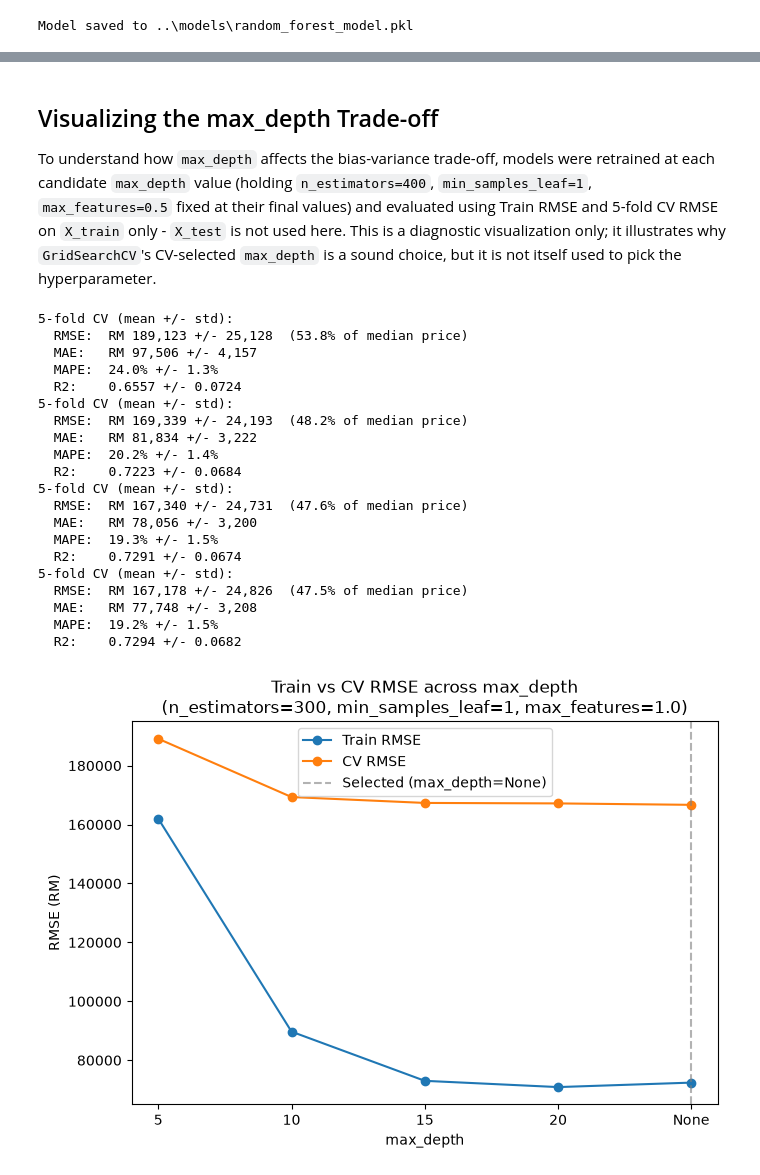
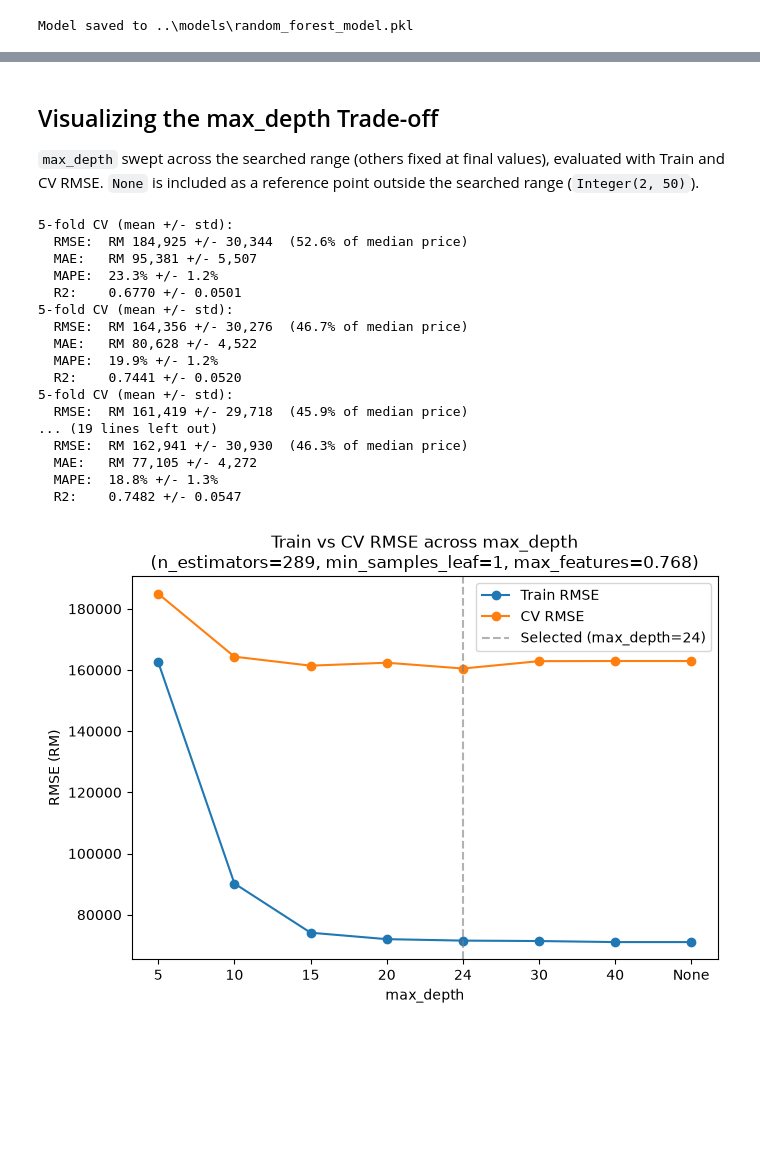
Before and after one commit to Lowzh5/Malaysian-Condominium-Prices-Data, a Jupyter notebook: src/model_randomforest.ipynb, the cells around one changed output, grey strips where cells are left out. Saved outputs shown, nothing was run; the diff lists cells and outputs as text; code cells hidden in the pictures; blank space fills up the shorter version.

```diff
--- a/src/model_randomforest.ipynb
+++ b/src/model_randomforest.ipynb
@@ -27,6 +26,8 @@ A small grid searched with 5-fold CV on the training set only. `y_train` is `log
 # %%
 from sklearn.metrics import make_scorer
 from sklearn.model_selection import KFold
+from skopt import BayesSearchCV
+from skopt.space import Integer, Real
 
 def rm_scale_rmse(y_true_log, y_pred_log):
     y_true_rm = np.exp(y_true_log)
@@ -36,25 +37,27 @@ def rm_scale_rmse(y_true_log, y_pred_log):
 rm_rmse_scorer = make_scorer(rm_scale_rmse, greater_is_better=False)
 
 # Same fold split used by cross_validate_model() (model_utils.py), so the CV score
-# GridSearchCV selects on and the second CV report below are directly comparable.
+# BayesSearchCV selects on and the second CV report below are directly comparable.
 cv_splitter = KFold(n_splits=5, shuffle=True, random_state=42)
 
-param_grid = {
-    "n_estimators": [100, 200, 300, 400],
-    "max_depth": [None, 5, 10, 15, 20],
-    "min_samples_leaf": [1, 2, 3, 4],
-    "max_features": ["sqrt", 0.5, 1.0],
+search_spaces = {
+    "n_estimators": Integer(50, 400),
+    "max_depth": Integer(2, 50),
+    "min_samples_leaf": Integer(1, 10),
+    "max_features": Real(0.1, 1.0),
 }
 
-grid_search = GridSearchCV(
+bayes_search = BayesSearchCV(
     RandomForestRegressor(random_state=42),
-    param_grid,
+    search_spaces,
+    n_iter=50,
     scoring=rm_rmse_scorer,
     cv=cv_splitter,
     n_jobs=-1,
+    random_state=42,
 )
-grid_search.fit(X_train, y_train)
+bayes_search.fit(X_train, y_train)
 
-print("Best params:", grid_search.best_params_)
-print(f"Best CV score (RM-scale RMSE): RM {-grid_search.best_score_:,.0f}")
+print("Best params:", bayes_search.best_params_)
+print(f"Best CV score (RM-scale RMSE): RM {-bayes_search.best_score_:,.0f}")
 # %% [output]
@@ -66,6 +69,6 @@ Run on X_train only (X_test stays untouched), using GridSearchCV's selected conf
 # %%
 cv_results = cross_validate_model(
-    RandomForestRegressor(**grid_search.best_params_, random_state=42),
+    RandomForestRegressor(**bayes_search.best_params_, random_state=42),
     X_train, y_train, n_splits=5,
 )
 # %% [output]
@@ -81,7 +83,7 @@ cv_results = cross_validate_model(
 # %%
-final_params = grid_search.best_params_
-model = grid_search.best_estimator_
+final_params = bayes_search.best_params_
+model = bayes_search.best_estimator_
 
 print("Final params:", final_params)
-print("Model ready (reused from GridSearchCV's refit=True).")
+print("Model ready (reused from BayesSearchCV's refit=True).")
 # %% [output]
@@ -148,12 +149,11 @@ The figures below are diagnostic only - each hyperparameter is swept individuall
 # %% [markdown]
 ## Visualizing the max_depth Trade-off
-
-To understand how `max_depth` affects the bias-variance trade-off, models were retrained at each candidate `max_depth` value (holding `n_estimators=400`, `min_samples_leaf=1`, `max_features=0.5` fixed at their final values) and evaluated using Train RMSE and 5-fold CV RMSE on `X_train` only - `X_test` is not used here. This is a diagnostic visualization only; it illustrates why `GridSearchCV`'s CV-selected `max_depth` is a sound choice, but it is not itself used to pick the hyperparameter.
+`max_depth` swept across the searched range (others fixed at final values), evaluated with Train and CV RMSE. `None` is included as a reference point outside the searched range (`Integer(2, 50)`).
 # %%
 import matplotlib.pyplot as plt
 
-best = grid_search.best_params_
-depth_candidates = [5, 10, 15, 20, None]
+best = bayes_search.best_params_
+depth_candidates = sorted({5, 10, 15, 20, 30, 40, best["max_depth"]}) + [None]
 train_rmse_by_depth = []
 cv_rmse_by_depth = []
 
@@ -163,49 +163,46 @@ for d in depth_candidates:
         cv_rmse_by_depth.append(cv_results["mean"]["RMSE"])
         continue
     m = RandomForestRegressor(n_estimators=best["n_estimators"], max_depth=d, min_samples_leaf=best["min_samples_leaf"], max_features=best["max_features"], random_state=42)
     m.fit(X_train, y_train)
     train_rmse_by_depth.append(evaluate_model(m, X_train, y_train)["RMSE"])
     cv = cross_validate_model(
         RandomForestRegressor(n_estimators=best["n_estimators"], max_depth=d, min_samples_leaf=best["min_samples_leaf"], max_features=best["max_features"], random_state=42),
         X_train, y_train, n_splits=5,
     )
     cv_rmse_by_depth.append(cv["mean"]["RMSE"])
 
 depth_labels = ["None" if d is None else str(d) for d in depth_candidates]
 selected_label = "None" if best["max_depth"] is None else str(best["max_depth"])
 
 plt.figure(figsize=(7, 5))
 plt.plot(depth_labels, train_rmse_by_depth, marker="o", label="Train RMSE")
 plt.plot(depth_labels, cv_rmse_by_depth, marker="o", label="CV RMSE")
 plt.axvline(x=depth_labels.index(selected_label), color="grey", linestyle="--", alpha=0.6, label=f"Selected (max_depth={selected_label})")
 plt.xlabel("max_depth")
 plt.ylabel("RMSE (RM)")
-plt.title(f"Train vs CV RMSE across max_depth\n(n_estimators={best['n_estimators']}, min_samples_leaf={best['min_samples_leaf']}, max_features={best['max_features']})")
+plt.title(f"Train vs CV RMSE across max_depth\n(n_estimators={best['n_estimators']}, min_samples_leaf={best['min_samples_leaf']}, max_features={best['max_features']:.3f})")
 plt.legend()
 plt.tight_layout()
 plt.show()
 
 for d, tr, cv_r in zip(depth_labels, train_rmse_by_depth, cv_rmse_by_depth):
     print(f"max_depth={d}: Train RMSE=RM{tr:,.0f}  CV RMSE=RM{cv_r:,.0f}")
 # %% [output]
 5-fold CV (mean +/- std):
-  RMSE:  RM 189,123 +/- 25,128  (53.8% of median price)
-  MAE:   RM 97,506 +/- 4,157
-  MAPE:  24.0% +/- 1.3%
-  R2:    0.6557 +/- 0.0724
+  RMSE:  RM 184,925 +/- 30,344  (52.6% of median price)
+  MAE:   RM 95,381 +/- 5,507
+  MAPE:  23.3% +/- 1.2%
+  R2:    0.6770 +/- 0.0501
 5-fold CV (mean +/- std):
-  RMSE:  RM 169,339 +/- 24,193  (48.2% of median price)
-  MAE:   RM 81,834 +/- 3,222
-  MAPE:  20.2% +/- 1.4%
-  R2:    0.7223 +/- 0.0684
+  RMSE:  RM 164,356 +/- 30,276  (46.7% of median price)
+  MAE:   RM 80,628 +/- 4,522
+  MAPE:  19.9% +/- 1.2%
+  R2:    0.7441 +/- 0.0520
 5-fold CV (mean +/- std):
-  RMSE:  RM 167,340 +/- 24,731  (47.6% of median price)
-  MAE:   RM 78,056 +/- 3,200
-  MAPE:  19.3% +/- 1.5%
-  R2:    0.7291 +/- 0.0674
-5-fold CV (mean +/- std):
-  RMSE:  RM 167,178 +/- 24,826  (47.5% of median price)
-  MAE:   RM 77,748 +/- 3,208
-  MAPE:  19.2% +/- 1.5%
-  R2:    0.7294 +/- 0.0682
+  RMSE:  RM 161,419 +/- 29,718  (45.9% of median price)
+... (19 lines left out)
+  RMSE:  RM 162,941 +/- 30,930  (46.3% of median price)
+  MAE:   RM 77,105 +/- 4,272
+  MAPE:  18.8% +/- 1.3%
+  R2:    0.7482 +/- 0.0547
-[figure, old version]
+[figure, new version]
```
Also changed, not shown: parts of 18 cells of this notebook, 1 other file.
